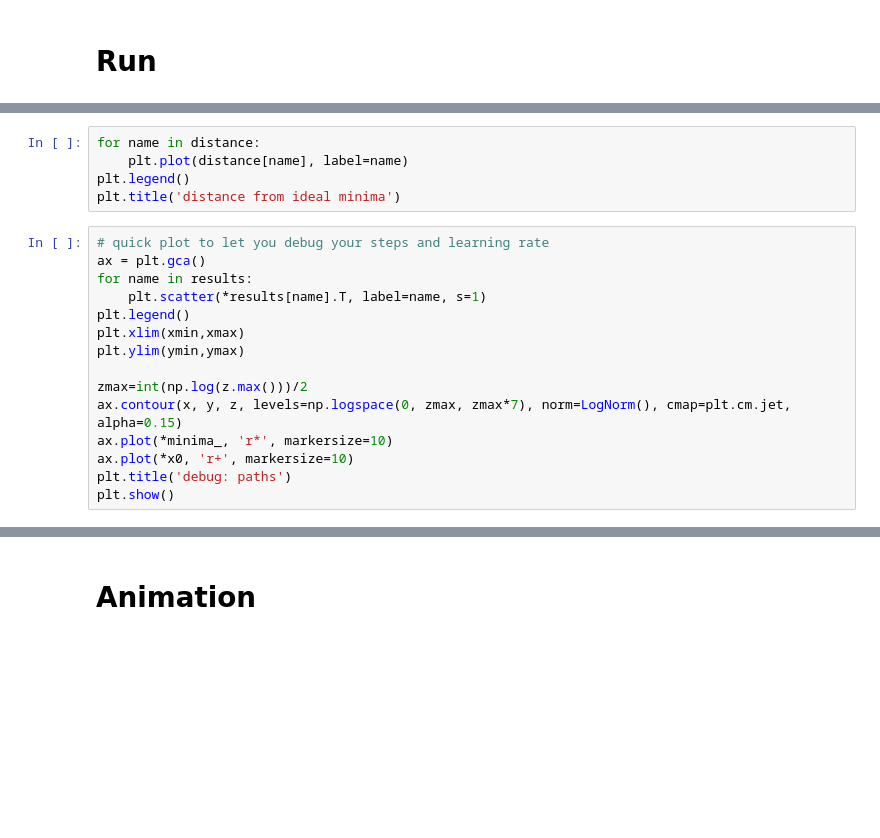
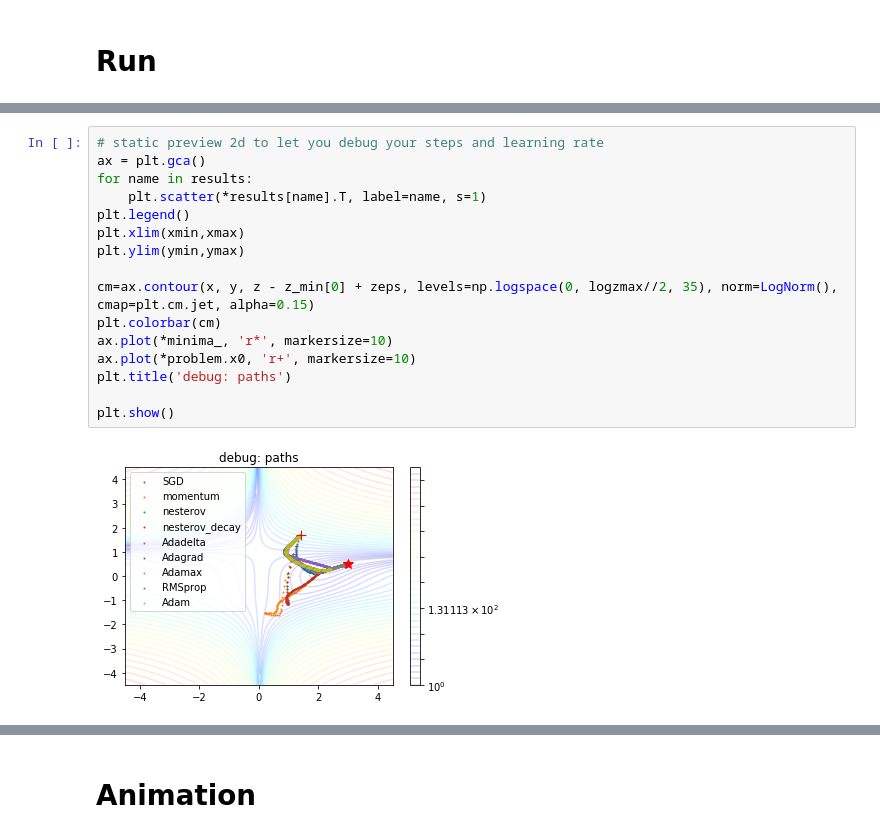
Before and after one commit to wassname/viz_torch_optim, a Jupyter notebook: main.ipynb, the cells around one changed output, grey strips where cells are left out. Cells and saved outputs as stored; diff of their text form; blank space fills up the shorter version.

```diff
--- a/main.ipynb
+++ b/main.ipynb
@@ -191,21 +456,19 @@ plt.title('loss (mae)')
-# %%
-for name in distance:
-    plt.plot(distance[name], label=name)
-plt.legend()
-plt.title('distance from ideal minima')
 # %%
-# quick plot to let you debug your steps and learning rate
+# static preview 2d to let you debug your steps and learning rate
 ax = plt.gca()
 for name in results:
     plt.scatter(*results[name].T, label=name, s=1)
 plt.legend()
 plt.xlim(xmin,xmax)
 plt.ylim(ymin,ymax)
 
-zmax=int(np.log(z.max()))/2
-ax.contour(x, y, z, levels=np.logspace(0, zmax, zmax*7), norm=LogNorm(), cmap=plt.cm.jet, alpha=0.15)
+cm=ax.contour(x, y, z - z_min[0] + zeps, levels=np.logspace(0, logzmax//2, 35), norm=LogNorm(), cmap=plt.cm.jet, alpha=0.15)
+plt.colorbar(cm)
 ax.plot(*minima_, 'r*', markersize=10)
-ax.plot(*x0, 'r+', markersize=10)
+ax.plot(*problem.x0, 'r+', markersize=10)
 plt.title('debug: paths')
+
 plt.show()
+# %% [output]
+[figure, added]
 # %%
```
Also changed, not shown: parts of 40 cells of this notebook, 3 other files.
